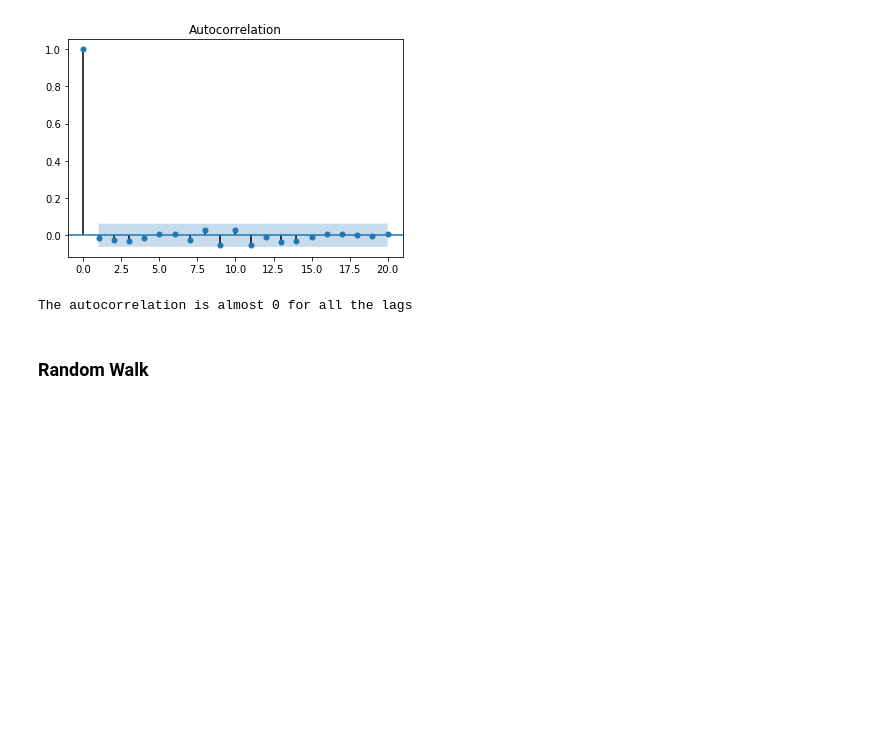
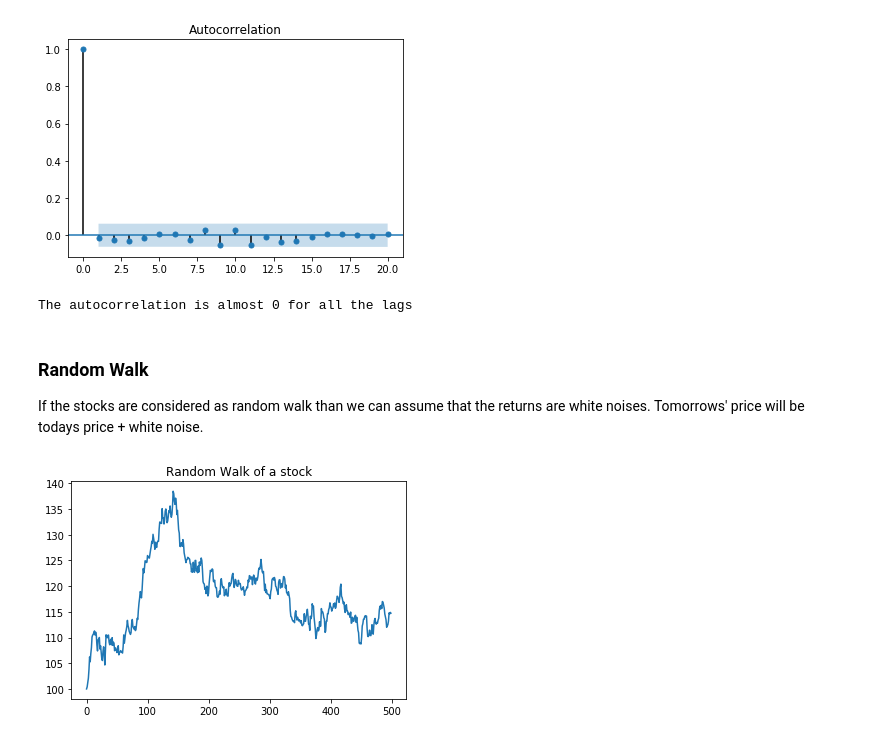
Before and after one commit to KshitizSharmaV/DataScience_In_Investment_Banking, a Jupyter notebook: Time Series Analysis.ipynb, the cells around one changed output. Cells and saved outputs as stored; diff of their text form; code cells hidden in the pictures; blank space fills up the shorter version.

```diff
--- a/Time Series Analysis.ipynb
+++ b/Time Series Analysis.ipynb
@@ -238,5 +238,17 @@ print("The autocorrelation is almost 0 for all the lags")
 0.04926697574277818
 [figure]
 The autocorrelation is almost 0 for all the lags
-# %% [markdown]
-### Random Walk
+# %% [markdown]
+### Random Walk
+
+If the stocks are considered as random walk than we can assume that the returns are white noises. Tomorrows' price will be todays price + white noise.
+# %%
+steps=np.random.normal(loc=0,scale=1,size=500)
+steps[0]=0
+
+P=100+np.cumsum(steps)
+plt.plot(P)
+plt.title('Random Walk of a stock')
+plt.show()
+# %% [output]
+[figure, added]
```
Also changed, not shown: parts of 28 cells of this notebook.
